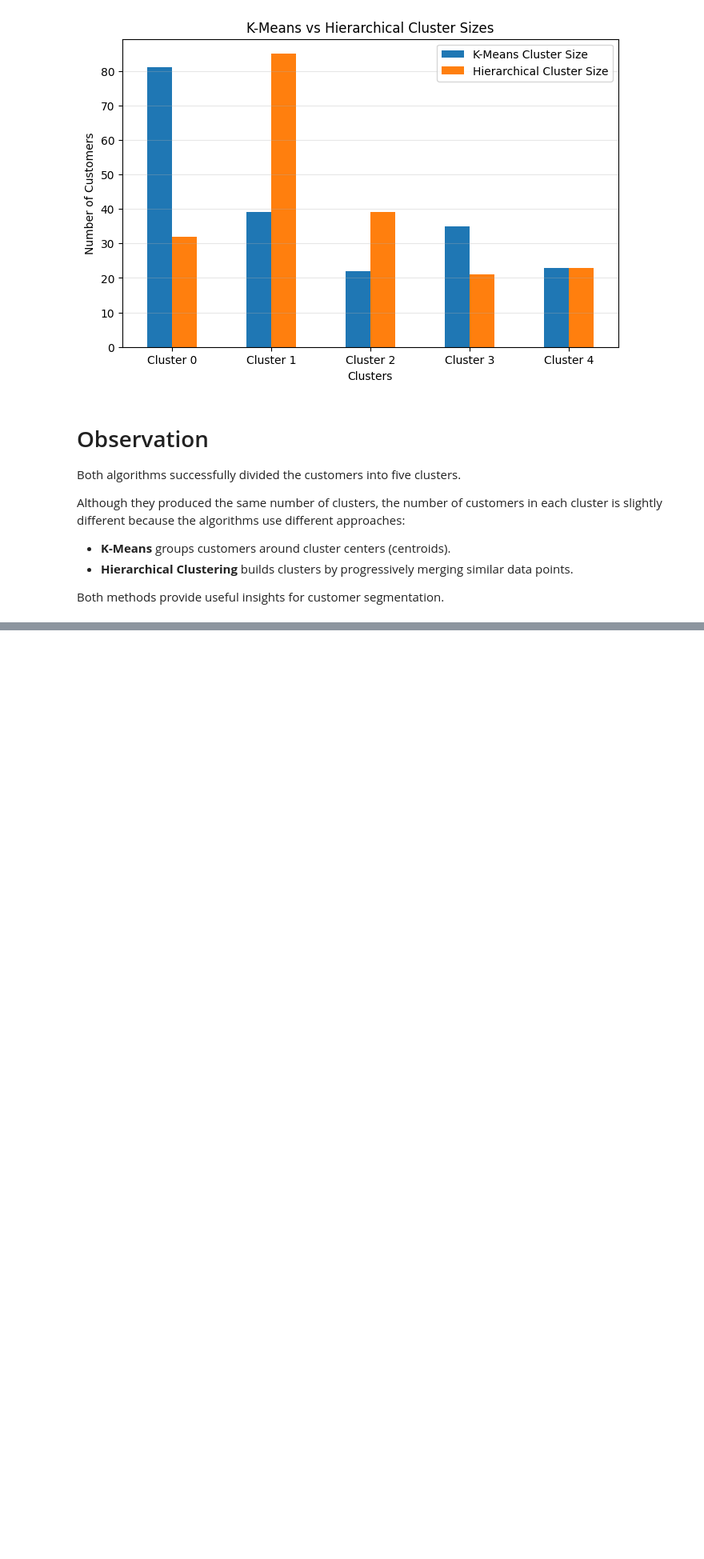
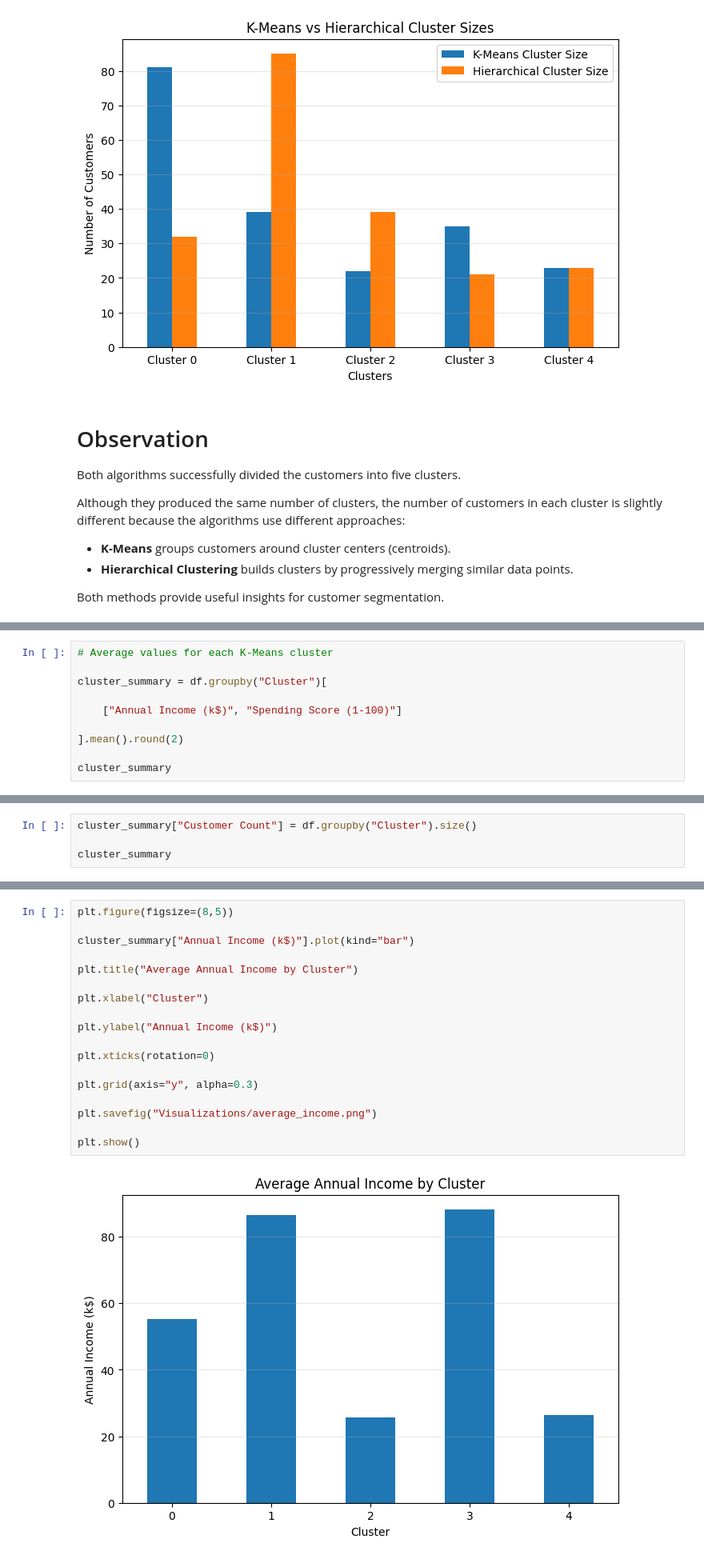
Before and after one commit to Abdullahkhawaja017/zynxis-internship-muhammadabdullah, a Jupyter notebook: Week_5_Clustering/Week5_Clustering.ipynb, the cells around one changed output, grey strips where cells are left out. Shown at 80% size. Cells and saved outputs as stored; diff of their text form; blank space fills up the shorter version.

Commit message:
Completed Week 5 - Clustering Project

```diff
--- a/Week_5_Clustering/Week5_Clustering.ipynb
+++ b/Week_5_Clustering/Week5_Clustering.ipynb
@@ -491,0 +512,10 @@ Both methods provide useful insights for customer segmentation.
+# %%
+# Average values for each K-Means cluster
+
+cluster_summary = df.groupby("Cluster")[
+
+    ["Annual Income (k$)", "Spending Score (1-100)"]
+
+].mean().round(2)
+
+cluster_summary
@@ -491,0 +536,4 @@ Both methods provide useful insights for customer segmentation.
+# %%
+cluster_summary["Customer Count"] = df.groupby("Cluster").size()
+
+cluster_summary
@@ -491,0 +570,20 @@ Both methods provide useful insights for customer segmentation.
+# %%
+plt.figure(figsize=(8,5))
+
+cluster_summary["Annual Income (k$)"].plot(kind="bar")
+
+plt.title("Average Annual Income by Cluster")
+
+plt.xlabel("Cluster")
+
+plt.ylabel("Annual Income (k$)")
+
+plt.xticks(rotation=0)
+
+plt.grid(axis="y", alpha=0.3)
+
+plt.savefig("Visualizations/average_income.png")
+
+plt.show()
+# %% [output]
+[figure, added]
```
Also changed, not shown: parts of 11 cells of this notebook, 5 other files.
